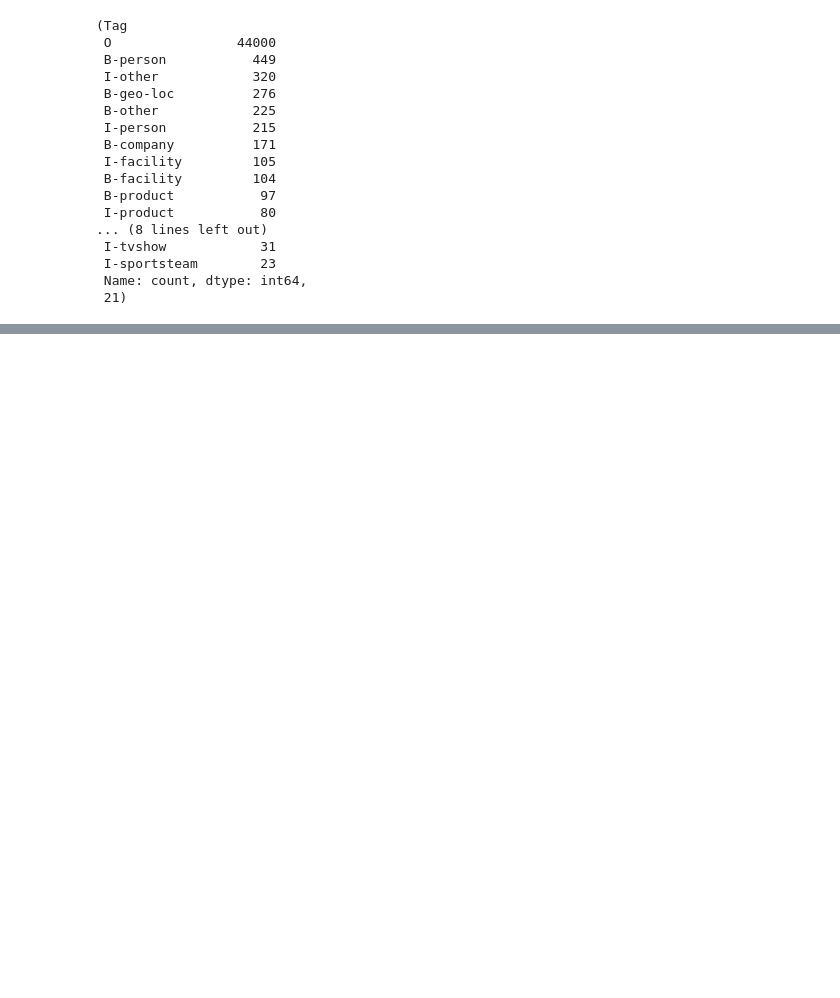
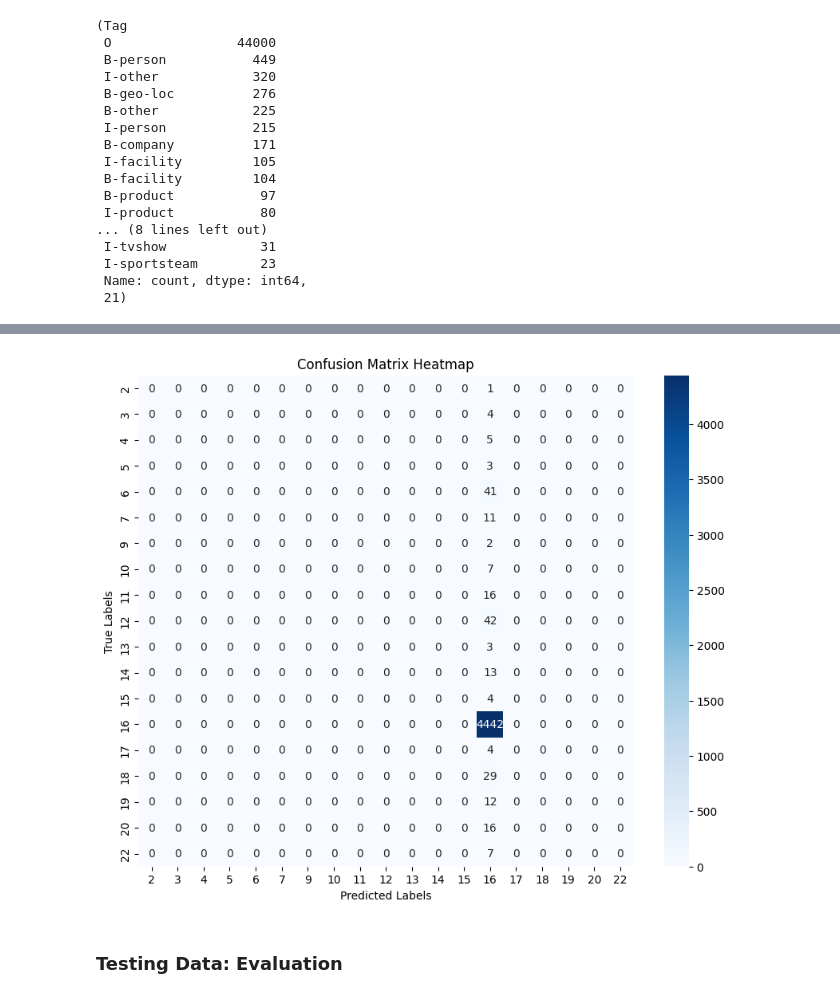
Before and after one commit to varuntyagi-i/Twitter-NER, a Jupyter notebook: notebook_init.ipynb, the cells around one changed output, grey strips where cells are left out. Saved outputs shown, nothing was run; the diff lists cells and outputs as text; code cells hidden in the pictures; blank space fills up the shorter version.

```diff
--- a/notebook_init.ipynb
+++ b/notebook_init.ipynb
@@ -947,0 +1117,7 @@ plt.show()
+# %%
+# Data Splitting
+
+X_tr, X_te, y_tr, y_te = train_test_split(X, y, test_size=0.1)
+
+y_tr = np.array(y_tr)
+y_te = np.array(y_te)
@@ -947,0 +1190,7 @@ plt.show()
+# %%
+wv_ner_model.fit(
+    X_tr, y_tr,
+    validation_data = (X_te, y_te),
+    batch_size=BATCH_SIZE,
+    epochs=10,
+    shuffle = True)
@@ -947,0 +1218,5 @@ plt.show()
+# %%
+# Predict probabilities
+y_val_pred_prob = wv_ner_model.predict(X_te)
+
+y_val_pred = np.argmax(y_val_pred_prob, axis=2)
@@ -947,0 +1225,7 @@ plt.show()
+# %%
+# Convert predictions and true labels, ignoring padding tokens
+y_pred_flat, y_true_flat = filter_padding(y_val_pred, np.argmax(y_te, axis=2))
+
+# Calculate metrics
+accuracy = accuracy_score(y_true_flat, y_pred_flat)
+print(f"Accuracy: {accuracy}")
@@ -947,0 +1256,17 @@ plt.show()
+# %%
+# Compute the confusion matrix
+conf_matrix = confusion_matrix(y_true_flat, y_pred_flat)
+
+# Plot the heatmap
+plt.figure(figsize=(10, 8))
+sns.heatmap(conf_matrix, annot=True, fmt='d', cmap='Blues', xticklabels=np.unique(y_true_flat), yticklabels=np.unique(y_true_flat))
+
+# Labels and title
+plt.xlabel('Predicted Labels')
+plt.ylabel('True Labels')
+plt.title('Confusion Matrix Heatmap')
+plt.show()
+# %% [output]
+[figure, added]
+# %% [markdown]
+### Testing Data: Evaluation
```
Also changed, not shown: parts of 63 cells of this notebook.
